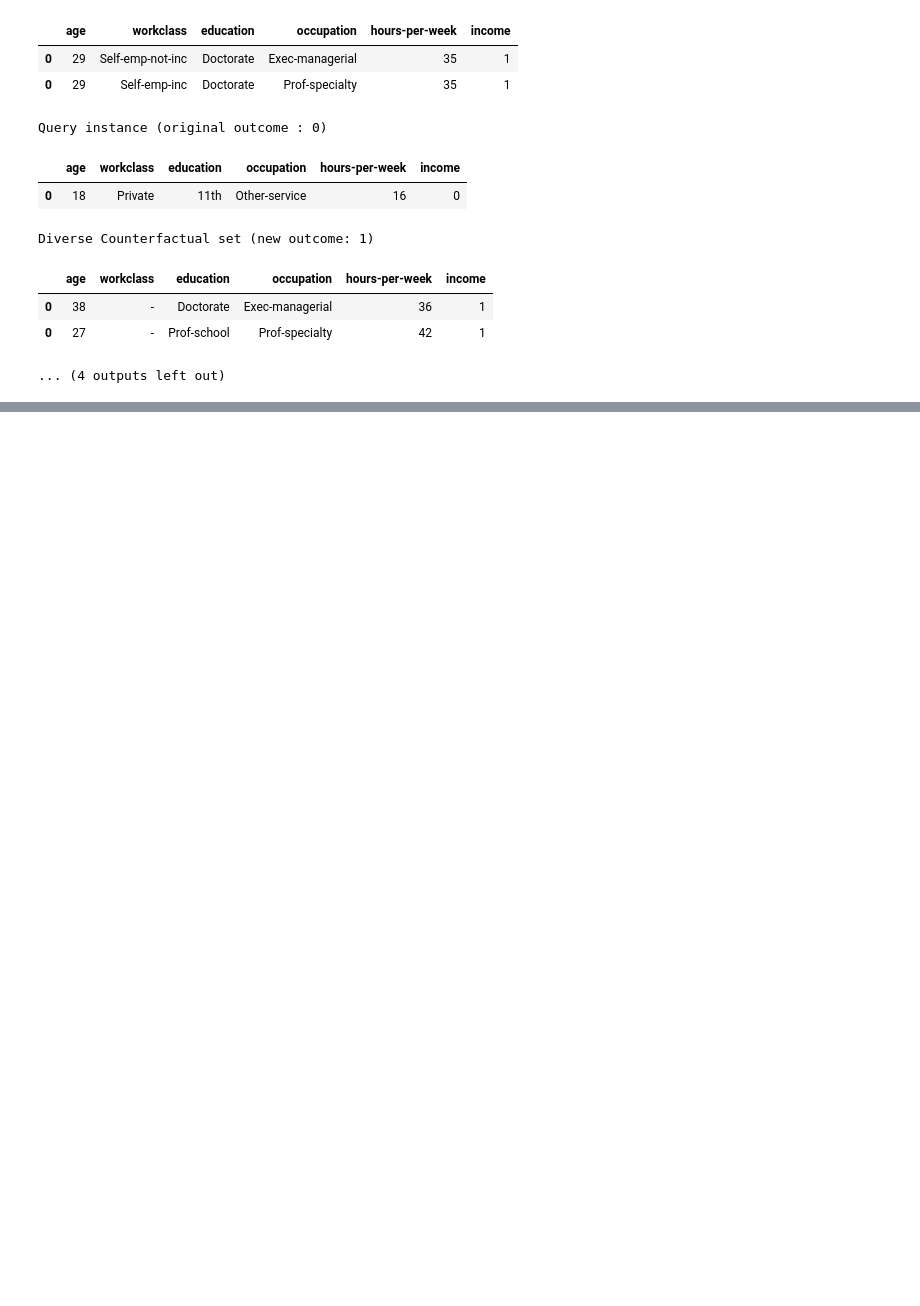
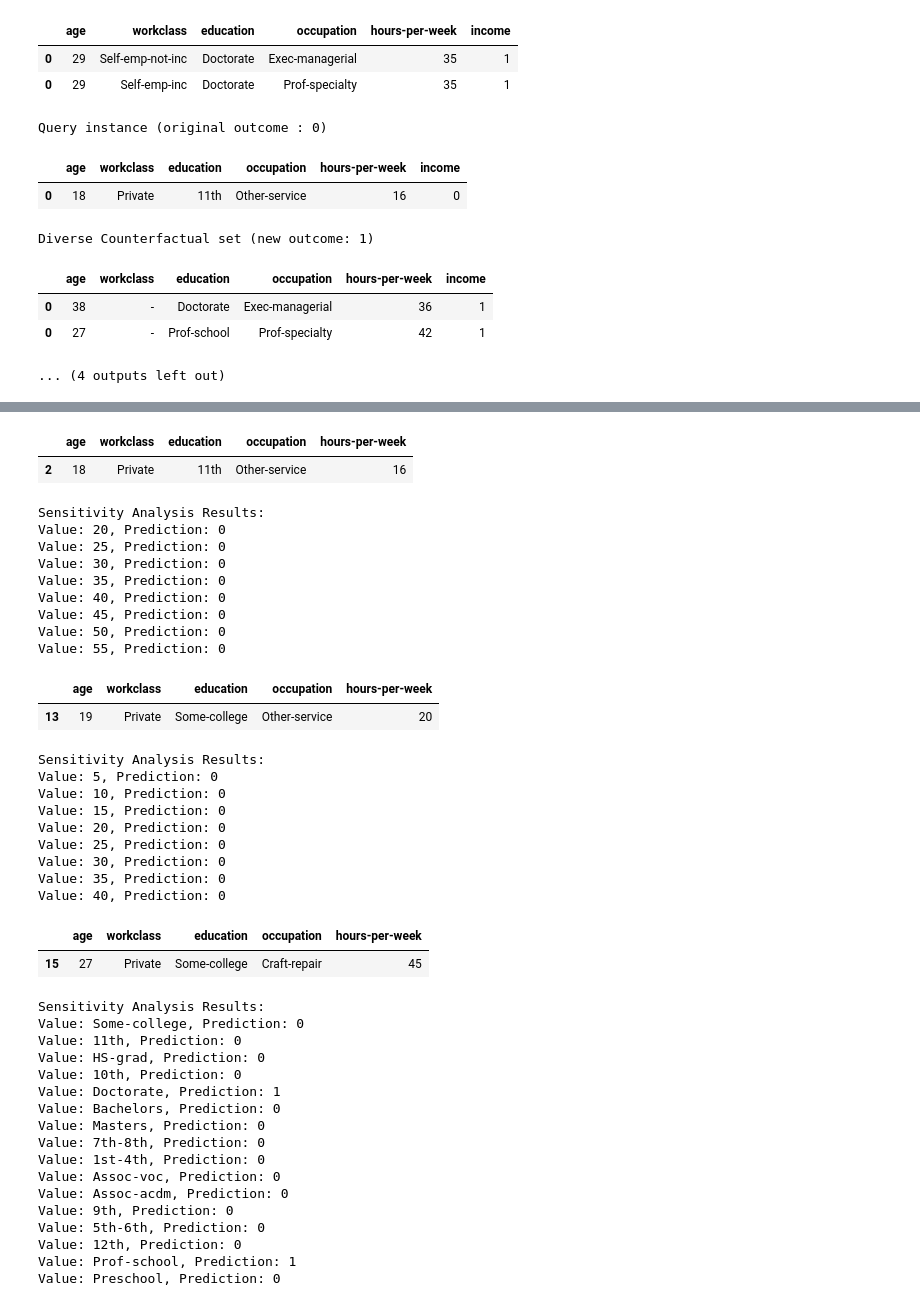
Before and after one commit to VitoriaMathias/mo436_state_of_data, a Jupyter notebook: Explainability/counterfactual_explanation.ipynb, the cells around one changed output, grey strips where cells are left out. Saved outputs shown, nothing was run; the diff lists cells and outputs as text; code cells hidden in the pictures; blank space fills up the shorter version.

```diff
--- a/Explainability/counterfactual_explanation.ipynb
+++ b/Explainability/counterfactual_explanation.ipynb
@@ -442,0 +465,78 @@ Diverse Counterfactual set (new outcome: 1)
+# %%
+# Análise de Sensibilidade
+def format_and_print_results(results):
+    formatted_results = [(value, int(pred[0])) for value, pred in results]
+    print('Sensitivity Analysis Results:')
+    for value, pred in formatted_results:
+        print(f'Value: {value}, Prediction: {pred}')
+
+
+def sensitivity_analysis(instance, model, feature, values):
+    results = []
+    for value in values:
+        instance[feature] = value
+        prediction = model.predict(instance.to_frame().T)
+        results.append((value, prediction))
+    return results
+
+# Exemplo de usos
+
+# Sensitivity Analysis for Age
+original_instance = x_test.iloc[2]
+display(pd.DataFrame(original_instance).T)
+sensitivity_results = sensitivity_analysis(original_instance.copy(), model, 'age', range(20, 60, 5))
+format_and_print_results(sensitivity_results)
+
+# Sensitivity Analysis for Hours per Week
+original_instance = x_test.iloc[13]
+display(pd.DataFrame(original_instance).T)
+sensitivity_results = sensitivity_analysis(original_instance.copy(), model, 'hours_per_week', range(5, 45, 5))
+format_and_print_results(sensitivity_results)
+
+# Sensitivity Analysis for Education
+original_instance = x_test.iloc[15]
+display(pd.DataFrame(original_instance).T)
+sensitivity_results = sensitivity_analysis(original_instance.copy(), model, 'education', x_test['education'].unique())
+format_and_print_results(sensitivity_results)
+# %% [output]
+|  | age | workclass | education | occupation | hours-per-week |
+| 2 | 18 | Private | 11th | Other-service | 16 |
+Sensitivity Analysis Results:
+Value: 20, Prediction: 0
+Value: 25, Prediction: 0
+Value: 30, Prediction: 0
+Value: 35, Prediction: 0
+Value: 40, Prediction: 0
+Value: 45, Prediction: 0
+Value: 50, Prediction: 0
+Value: 55, Prediction: 0
+|  | age | workclass | education | occupation | hours-per-week |
+| 13 | 19 | Private | Some-college | Other-service | 20 |
+Sensitivity Analysis Results:
+Value: 5, Prediction: 0
+Value: 10, Prediction: 0
+Value: 15, Prediction: 0
+Value: 20, Prediction: 0
+Value: 25, Prediction: 0
+Value: 30, Prediction: 0
+Value: 35, Prediction: 0
+Value: 40, Prediction: 0
+|  | age | workclass | education | occupation | hours-per-week |
+| 15 | 27 | Private | Some-college | Craft-repair | 45 |
+Sensitivity Analysis Results:
+Value: Some-college, Prediction: 0
+Value: 11th, Prediction: 0
+Value: HS-grad, Prediction: 0
+Value: 10th, Prediction: 0
+Value: Doctorate, Prediction: 1
+Value: Bachelors, Prediction: 0
+Value: Masters, Prediction: 0
+Value: 7th-8th, Prediction: 0
+Value: 1st-4th, Prediction: 0
+Value: Assoc-voc, Prediction: 0
+Value: Assoc-acdm, Prediction: 0
+Value: 9th, Prediction: 0
+Value: 5th-6th, Prediction: 0
+Value: 12th, Prediction: 0
+Value: Prof-school, Prediction: 1
+Value: Preschool, Prediction: 0
```
Also changed, not shown: parts of 5 cells of this notebook.
